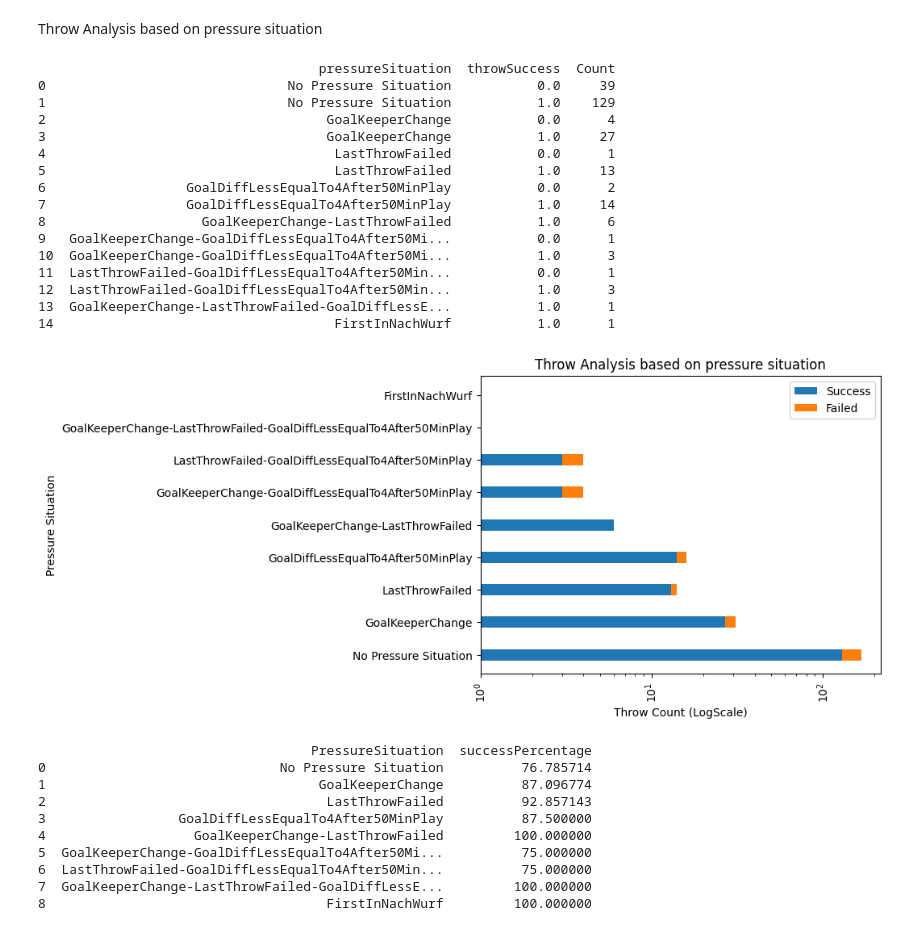
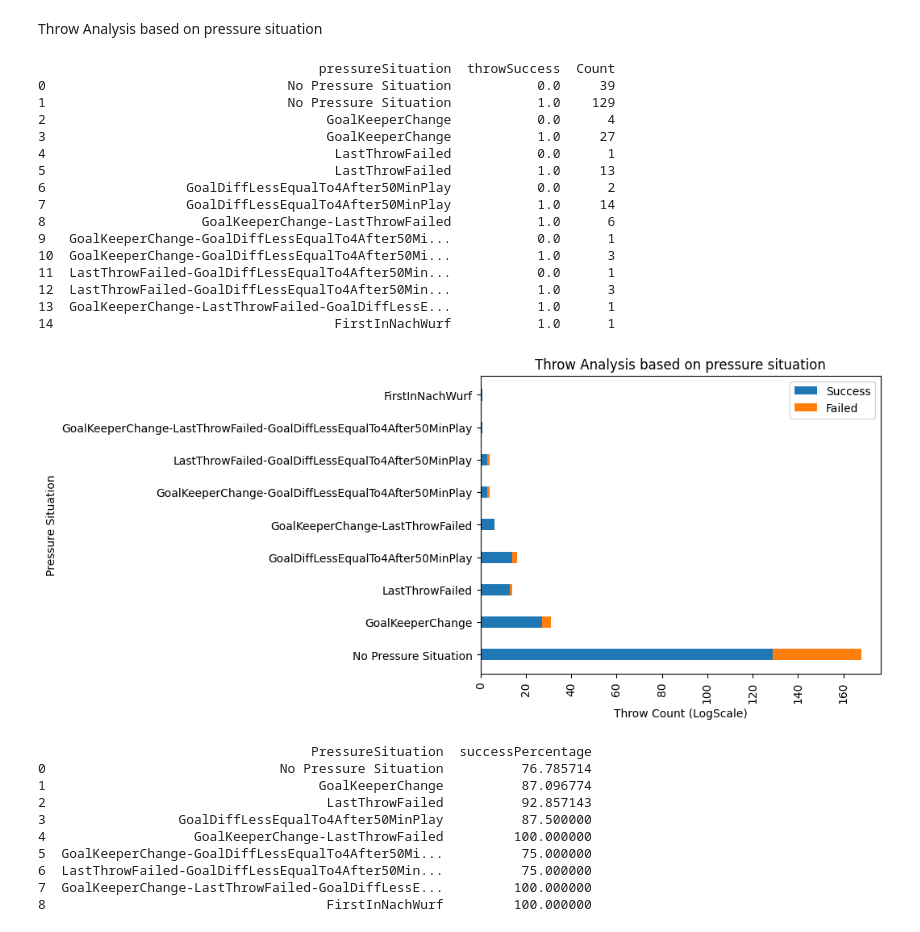
Before and after one commit to nayansavaliya/handball-data-science, a Jupyter notebook: src/league3v4.ipynb, the cells around one changed output. Cells and saved outputs as stored; diff of their text form; code cells hidden in the pictures.

```diff
--- a/src/league3v4.ipynb
+++ b/src/league3v4.ipynb
@@ -377,35 +380,35 @@ width = 0.35       # the width of the bars: can also be len(x) sequence
 
 fig, ax = plt.subplots()
 
 ax.barh(grp, s, width,  label='Success')
 ax.barh(grp, f, width,  left=s,
        label='Failed')
 
 ax.set_ylabel('Pressure Situation')
 ax.set_xlabel('Throw Count (LogScale)')
-ax.set_xscale('log')
+#ax.set_xscale('log')
 ax.set_title('Throw Analysis based on pressure situation')
 ax.legend()
 plt.xticks(rotation=90)
 plt.show()
 # %% [output]
                                     pressureSituation  throwSuccess  Count
 0                               No Pressure Situation           0.0     39
 1                               No Pressure Situation           1.0    129
 2                                    GoalKeeperChange           0.0      4
 3                                    GoalKeeperChange           1.0     27
 4                                     LastThrowFailed           0.0      1
 5                                     LastThrowFailed           1.0     13
 6                  GoalDiffLessEqualTo4After50MinPlay           0.0      2
 7                  GoalDiffLessEqualTo4After50MinPlay           1.0     14
 8                    GoalKeeperChange-LastThrowFailed           1.0      6
 9   GoalKeeperChange-GoalDiffLessEqualTo4After50Mi...           0.0      1
 10  GoalKeeperChange-GoalDiffLessEqualTo4After50Mi...           1.0      3
 11  LastThrowFailed-GoalDiffLessEqualTo4After50Min...           0.0      1
 12  LastThrowFailed-GoalDiffLessEqualTo4After50Min...           1.0      3
 13  GoalKeeperChange-LastThrowFailed-GoalDiffLessE...           1.0      1
 14                                    FirstInNachWurf           1.0      1
-[figure, old version]
+[figure, new version]
 # %%
 
 pressureSituation = pd.DataFrame({'PressureSituation':grp,'successPercentage':[(se/te)*100 for se, te in zip(s, t)]})
```
Also changed, not shown: parts of 1 cell of this notebook, 5 other files.
